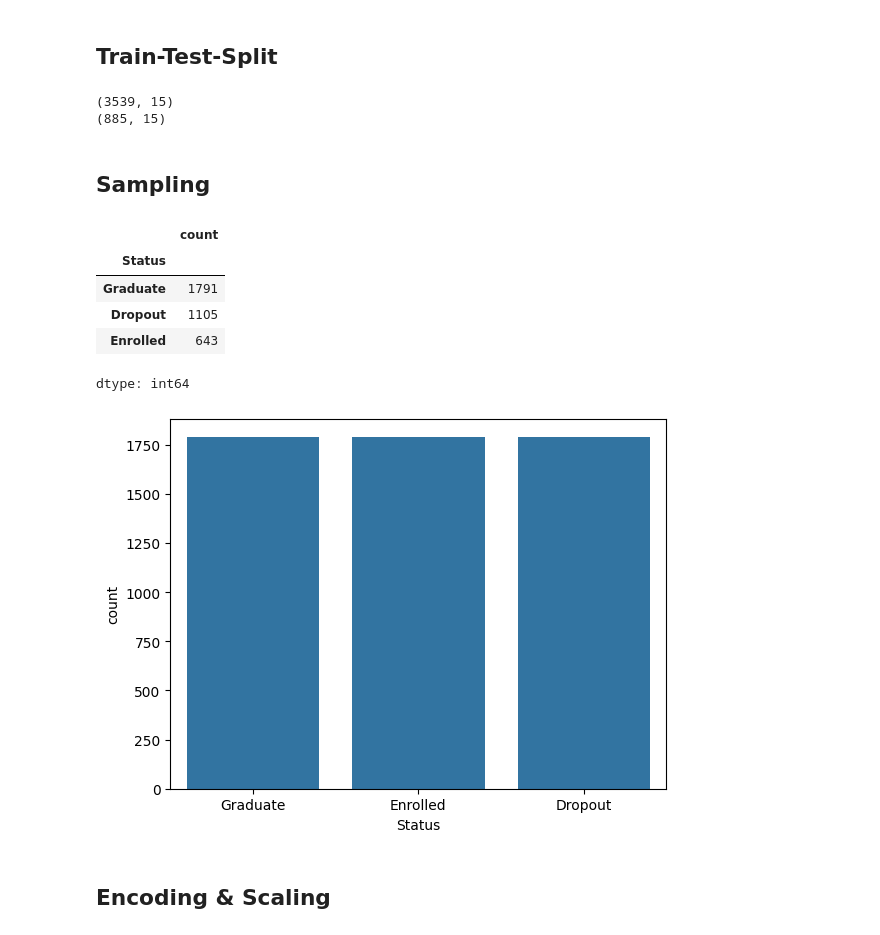
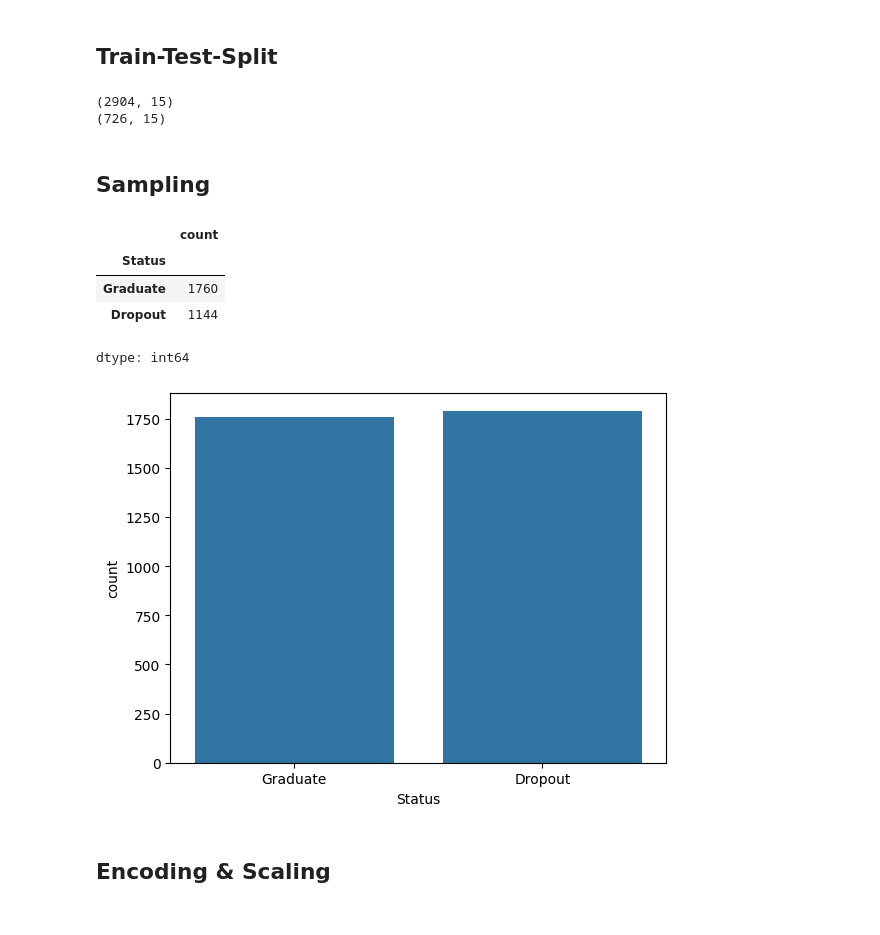
Before and after one commit to f4qihuddin/student-performance-predictive-analytics, a Jupyter notebook: Student_Performance_Predictive_Analytics.ipynb, the cells around one changed output. Cells and saved outputs as stored; diff of their text form; code cells hidden in the pictures.

```diff
--- a/Student_Performance_Predictive_Analytics.ipynb
+++ b/Student_Performance_Predictive_Analytics.ipynb
@@ -679,6 +691,9 @@ plt.show()
 # Data Preparation / Preprocessing
 # %% [markdown]
 ## Feature Selection
+# %%
+df = df[df['Status'].isin(['Graduate', 'Dropout'])]
+df.reset_index(drop=True, inplace=True)
 # %%
 selected_cols =[
     'Curricular_units_1st_sem_approved', 'Curricular_units_2nd_sem_approved', 'Curricular_units_2nd_sem_grade', 'Curricular_units_2nd_sem_enrolled',
@@ -776,8 +791,8 @@ train_df, test_df = train_test_split(merged_df, test_size=0.2, random_state=42)
 print(train_df.shape)
 print(test_df.shape)
 # %% [output]
-(3539, 15)
-(885, 15)
+(2904, 15)
+(726, 15)
 # %% [markdown]
 ## Sampling
 # %%
@@ -785,28 +800,24 @@ train_df[['Status']].value_counts()
 # %% [output]
 |  | count |
 | Status |  |
-| Graduate | 1791 |
-| Dropout | 1105 |
-| Enrolled | 643 |
+| Graduate | 1760 |
+| Dropout | 1144 |
 dtype: int64
 # %%
-df_majority_1 = train_df[(train_df.Status == "Graduate")]
-df_majority_2 = train_df[(train_df.Status == "Dropout")]
-df_minority = train_df[(train_df.Status == "Enrolled")]
+df_majority= train_df[(train_df.Status == "Graduate")]
+df_minority = train_df[(train_df.Status == "Dropout")]
 
-df_majority_2_oversampled = resample(df_majority_2, n_samples=1791, random_state=42)
 df_minority_oversampled = resample(df_minority, n_samples=1791, random_state=42)
 
-oversampled_train_df = pd.concat([df_majority_1, df_majority_2_oversampled]).reset_index(drop=True)
-oversampled_train_df = pd.concat([oversampled_train_df, df_minority_oversampled]).reset_index(drop=True)
+oversampled_train_df = pd.concat([df_majority, df_minority_oversampled]).reset_index(drop=True)
 oversampled_train_df = shuffle(oversampled_train_df, random_state=42)
 oversampled_train_df.reset_index(drop=True, inplace=True)
 
 oversampled_train_df[['Status']].value_counts()
 sns.countplot(data=oversampled_train_df, x="Status")
 plt.show()
 # %% [output]
-[figure, old version]
+[figure, new version]
 # %% [markdown]
 ## Encoding & Scaling
 # %%
```
Also changed, not shown: parts of 18 cells of this notebook, 24 other files.
